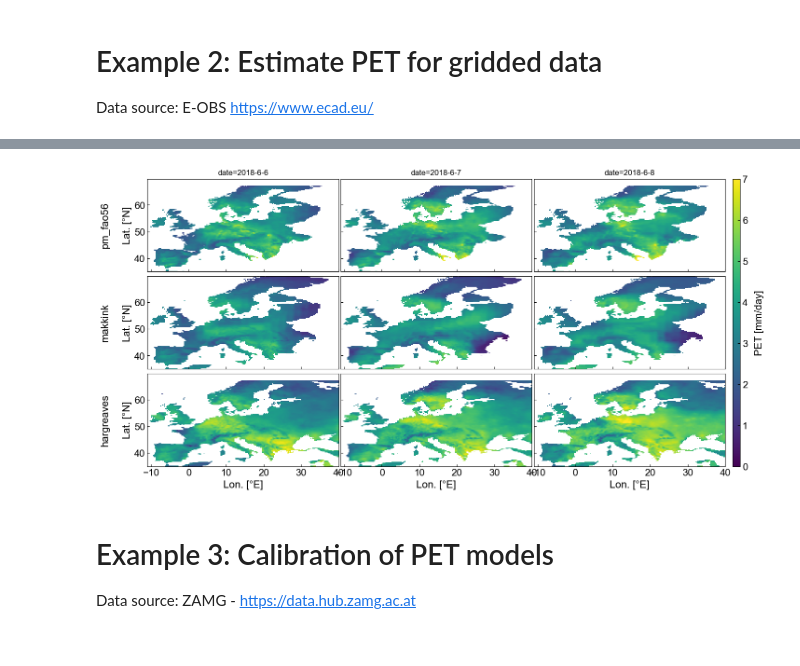
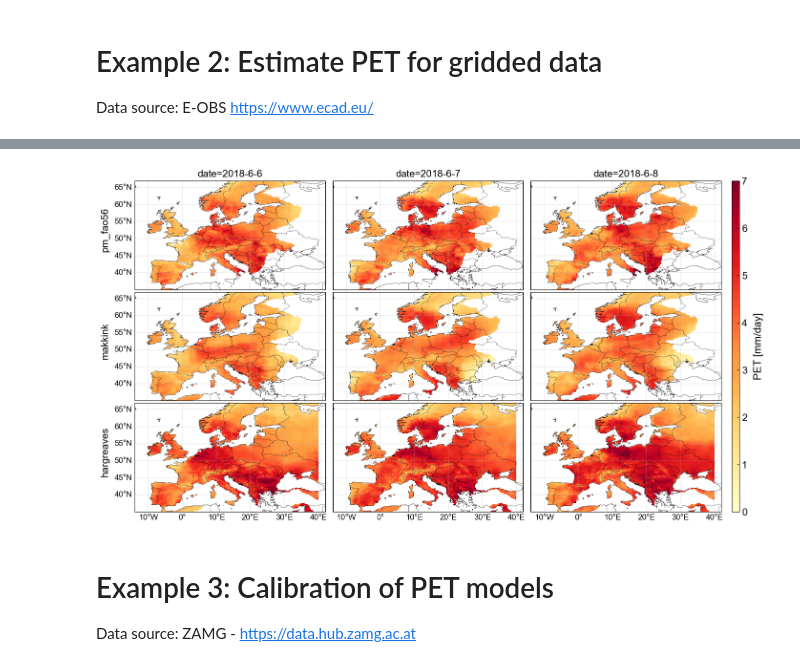
Before and after one commit to pyet-org/pyet, a Jupyter notebook: examples/00_example_paper.ipynb, the cells around one changed output, grey strips where cells are left out. Saved outputs shown, nothing was run; the diff lists cells and outputs as text; code cells hidden in the pictures.

```diff
--- a/examples/00_example_paper.ipynb
+++ b/examples/00_example_paper.ipynb
@@ -462,29 +505,72 @@ makkink = pyet.makkink(tmean, rs, elevation=elevation)
 hargreaves = pyet.hargreaves(tmean, tmax, tmin, lat=lat)
 # %%
 vmax, vmin = 7, 0
-fig, axs = plt.subplots(ncols=3, nrows=3, figsize=(16, 8), sharey=True, sharex=True)
+cmap = "YlOrRd"
 
-for date, i in zip(["2018-6-6", "2018-6-7", "2018-6-8"],[0,1,2]):
-    pm_fao56.sel(time=date).plot(ax=axs[0,i],vmax=vmax, vmin=vmin, add_colorbar=False)
-    makkink.sel(time=date).plot(ax=axs[1,i],vmax=vmax, vmin=vmin, add_colorbar=False)
-    im = hargreaves.sel(time=date).plot(ax=axs[2,i],vmax=vmax, vmin=vmin, add_colorbar=False)
+try:
+    import cartopy.crs as ccrs
+    import cartopy.feature as cf
+    fs = 15  # fontsize
+    fig, axs = plt.subplots(ncols=3, nrows=3, figsize=(16, 9), sharey=True, sharex=True, subplot_kw={'projection': ccrs.PlateCarree()})
+    for date, i in zip(["2018-6-6", "2018-6-7", "2018-6-8"],[0,1,2]):
+        pm_fao56.sel(time=date).plot(ax=axs[0,i],vmax=vmax, vmin=vmin, add_colorbar=False, cmap=cmap)
+        makkink.sel(time=date).plot(ax=axs[1,i],vmax=vmax, vmin=vmin, add_colorbar=False, cmap=cmap)
+        im = hargreaves.sel(time=date).plot(ax=axs[2,i],vmax=vmax, vmin=vmin, add_colorbar=False, cmap=cmap)
+        lon_min, lon_max, lat_min, lat_max = (-14, 42, 35, 67)
+        for j in (0,1,2):
+            axs[j, i].add_feature(cf.BORDERS.with_scale("50m"), lw=0.3)
+            axs[j, i].add_feature(cf.COASTLINE.with_scale("50m"), lw=0.4)
+            axs[j, i].set_extent([lon_min, lon_max, lat_min, lat_max], crs=ccrs.PlateCarree())
+    for date, i in zip(["2018-6-6", "2018-6-7", "2018-6-8"],[0,1,2]):
+        for j in (0,1,2):
+            axs[j,i].set_title("")
+            gl = axs[i,j].gridlines(draw_labels=True, dms=True, x_inline=False, y_inline=False, linewidth=0.25)
+            gl.right_labels = False
+            gl.top_labels = False
+            gl.xlabel_style = {'size': 12}
+            gl.ylabel_style = {'size': 12}
+            if i == 0 or i == 1:
+                gl.bottom_labels = False
+            if j == 1 or j == 2:
+                gl.left_labels = False
+        axs[0,i].set_title("date="+date, fontsize=fs)
 
-for method, date, i in zip(["pm_fao56", "makkink", "hargreaves"], ["2018-6-6", "2018-6-7", "2018-6-8"],[0,1,2]):
-    for j in (0,1,2):
-        axs[i, j].set_ylabel("")
-        axs[i, j].set_xlabel("")
-        axs[i, j].set_title("")
-        axs[2,j].set_xlabel("Lon. [°E]")
-    axs[i, 0].set_ylabel(method + "\n\nLat. [°N]")
-    axs[0,i].set_title("date="+date)
+    cbar_ax = fig.add_axes([0.91, 0.11, 0.01, 0.77])
+    cbar = fig.colorbar(im, cax=cbar_ax)
+    cbar.set_label("PET [mm/day]", labelpad=10)
+    axs[0,0].text(-0.13, 0.55, 'pm_fao56', va='bottom', ha='center', fontsize=fs,
+            rotation='vertical', rotation_mode='anchor', transform=axs[0,0].transAxes)
+    axs[1,0].text(-0.13, 0.55, 'makkink', va='bottom', ha='center', fontsize=fs,
+                 rotation='vertical', rotation_mode='anchor', transform=axs[1,0].transAxes)
+    axs[2,0].text(-0.13, 0.55, 'hargreaves', va='bottom', ha='center', fontsize=fs,
+            rotation='vertical', rotation_mode='anchor', transform=axs[2,0].transAxes)
 
-cbar_ax = fig.add_axes([0.91, 0.11, 0.01, 0.77])
-cbar = fig.colorbar(im, cax=cbar_ax)
-cbar.set_label("PET [mm/day]", labelpad=10)
-plt.subplots_adjust(hspace=0.05, wspace=0.01)
-#fig.savefig("figure2.png", dpi=600, bbox_inches="tight")
+except ImportError:
+    fig, axs = plt.subplots(ncols=3, nrows=3, figsize=(16, 9), sharey=True, sharex=True)
+    for date, i in zip(["2018-6-6", "2018-6-7", "2018-6-8"],[0,1,2]):
+        im1 = pm_fao56.sel(time=date).plot(ax=axs[0,i],vmax=vmax, vmin=vmin, add_colorbar=False, cmap=cmap)
+        im2 = makkink.sel(time=date).plot(ax=axs[1,i],vmax=vmax, vmin=vmin, add_colorbar=False, cmap=cmap)
+        im3 = hargreaves.sel(time=date).plot(ax=axs[2,i],vmax=vmax, vmin=vmin, add_colorbar=False, cmap=cmap)
+
+    for method, date, i in zip(["pm_fao56", "makkink", "hargreaves"], ["2018-6-6", "2018-6-7", "2018-6-8"],[0,1,2]):
+        for j in (0,1,2):
+            axs[i, j].set_ylabel("")
+            axs[i, j].set_xlabel("")
+            axs[i, j].set_title("")
+            axs[2,j].set_xlabel("Lon. [°E]")
+        axs[i, 0].set_ylabel(method + "\n\nLat. [°N]")
+        axs[0,i].set_title("date="+date)
+    axs[0,0].set_xlabel("alalal")
+    cbar_ax = fig.add_axes([0.91, 0.11, 0.01, 0.77])
+    cbar = fig.colorbar(im3, cax=cbar_ax)
+    cbar.set_label("PET [mm/day]", labelpad=10)
+    plt.subplots_adjust(hspace=0.02, wspace=0.1)
+
+plt.subplots_adjust(hspace=0.02, wspace=0.01)
+
+#fig.savefig("figure3.png", dpi=300, bbox_inches="tight")
 # %% [output]
-[figure, old version]
+[figure, new version]
 # %% [markdown]
 # Example 3: Calibration of PET models
 
```
Also changed, not shown: parts of 13 cells of this notebook.
